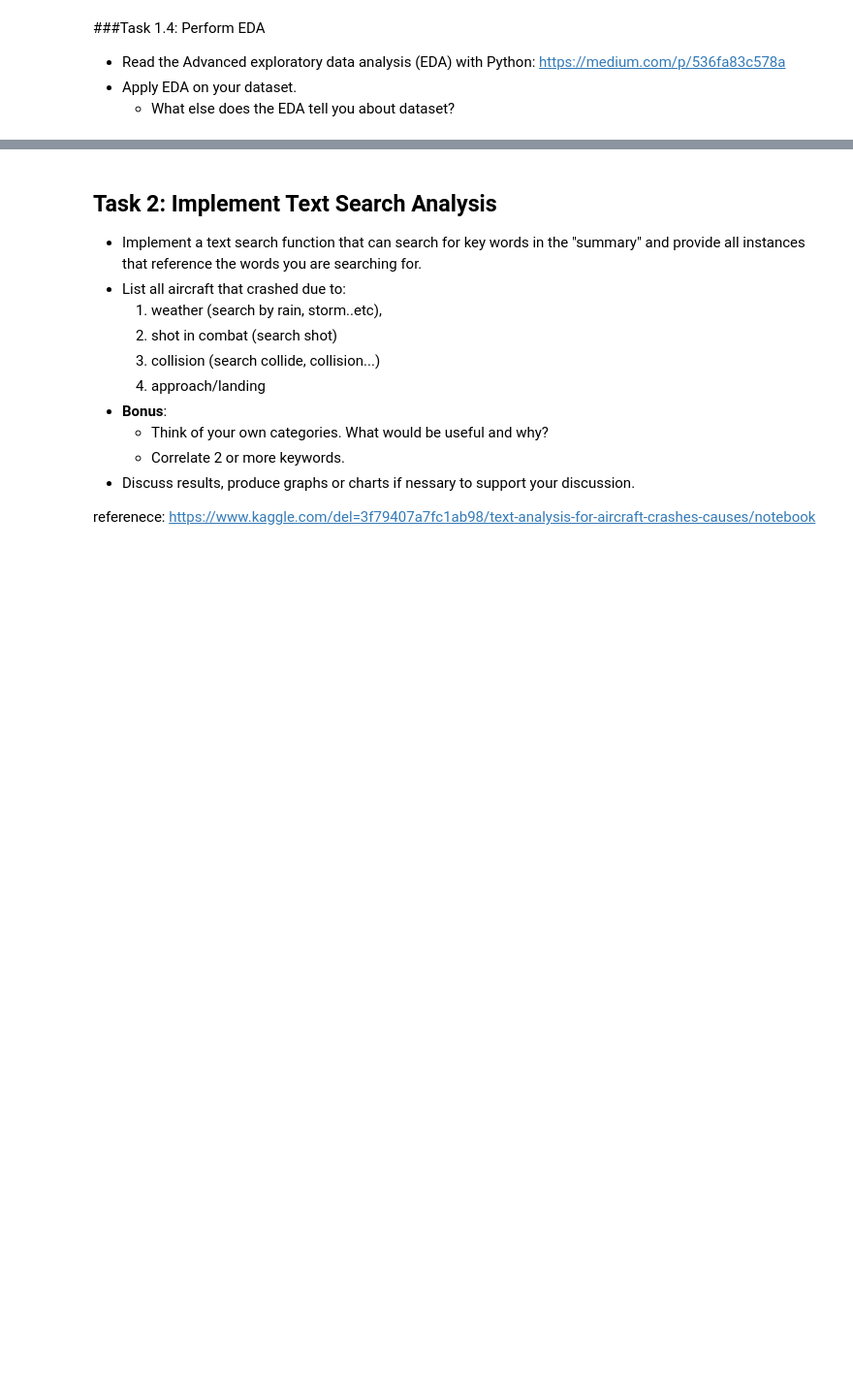
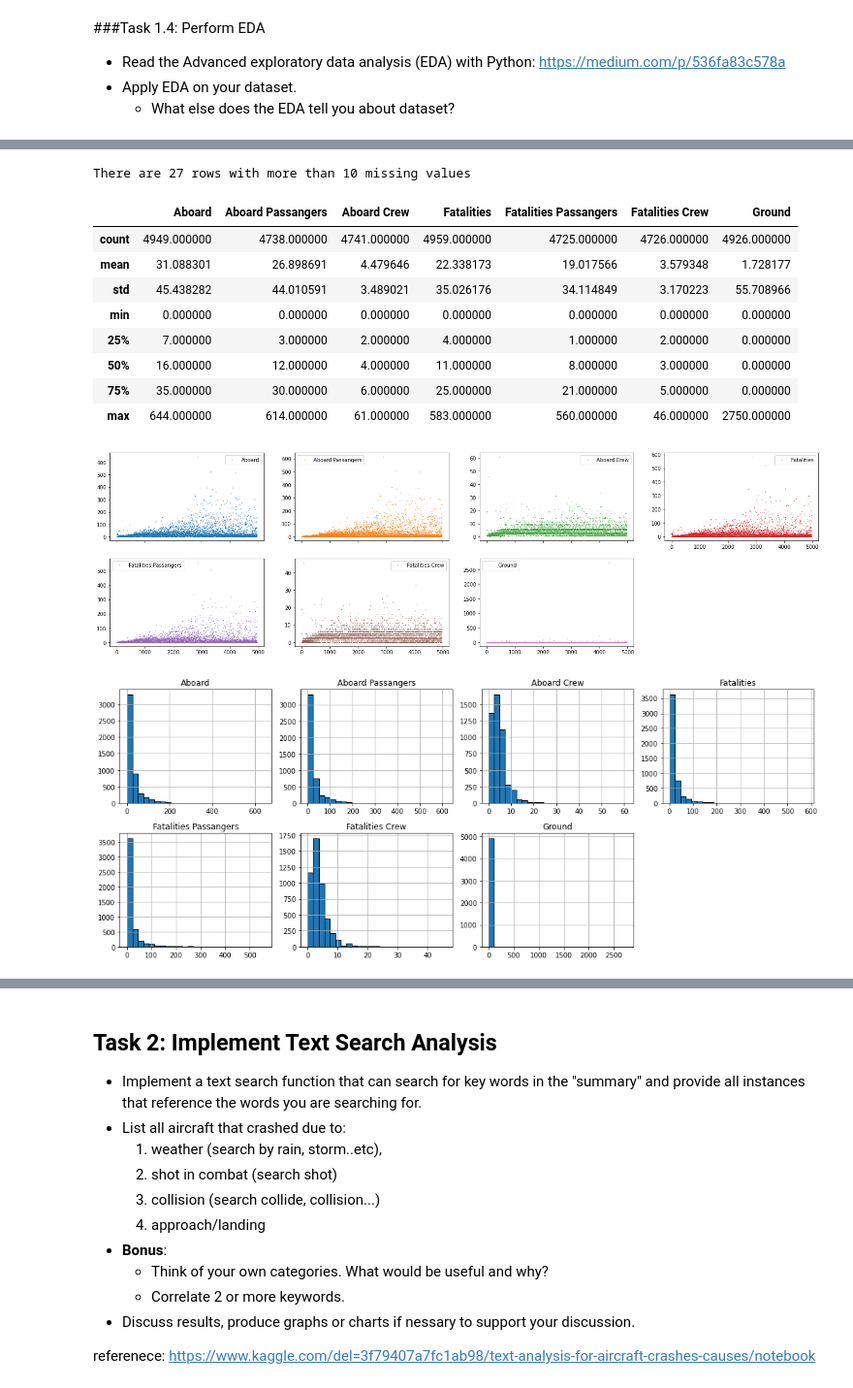
Before and after one commit to women-in-ai-ireland/May-2022-WaiXCollins-Airplane-Crash-Investigation, a Jupyter notebook: WAI_Crash_Investigation_PEDRAM.ipynb, the cells around one changed output, grey strips where cells are left out. Shown at 97% size. Cells and saved outputs as stored; diff of their text form; code cells hidden in the pictures; blank space fills up the shorter version.

```diff
--- a/WAI_Crash_Investigation_PEDRAM.ipynb
+++ b/WAI_Crash_Investigation_PEDRAM.ipynb
@@ -226,0 +244,33 @@ plt.show()
+# %%
+# Find missing values in Rows
+# set a threshold to find defective rows
+row_drop_thresh=round(df.shape[1] * 0.50)
+n_bad_rows=sum(df.isna().sum(axis=1)>row_drop_thresh)
+print(f"There are {n_bad_rows} rows with more than {row_drop_thresh} missing values")
+# below code will also drop defective rows
+# df = df.dropna(thresh=row_drop_thresh, axis=0).reset_index(drop=True)
+# %% [output]
+There are 27 rows with more than 10 missing values
+# %%
+# investigating numeric features
+# plot numerical features to find outliers or potential invalid data
+df.plot(lw=0, marker=".", subplots=True, layout=(2, 4), figsize=(25, 7), markersize=1);
+
+# Plots the histogram for each numerical feature in a separate subplot
+df.hist(bins=25, figsize=(15, 6), layout=(-1, 4), edgecolor="black")
+plt.tight_layout();
+
+df.describe(include="number")
+# the only suspicious value is 2750 in ground column, by looking at data set we identify that it is related to 9/11 :(
+# %% [output]
+|  | Aboard | Aboard Passangers | Aboard Crew | Fatalities | Fatalities Passangers | Fatalities Crew | Ground |
+| count | 4949.000000 | 4738.000000 | 4741.000000 | 4959.000000 | 4725.000000 | 4726.000000 | 4926.000000 |
+| mean | 31.088301 | 26.898691 | 4.479646 | 22.338173 | 19.017566 | 3.579348 | 1.728177 |
+| std | 45.438282 | 44.010591 | 3.489021 | 35.026176 | 34.114849 | 3.170223 | 55.708966 |
+| min | 0.000000 | 0.000000 | 0.000000 | 0.000000 | 0.000000 | 0.000000 | 0.000000 |
+| 25% | 7.000000 | 3.000000 | 2.000000 | 4.000000 | 1.000000 | 2.000000 | 0.000000 |
+| 50% | 16.000000 | 12.000000 | 4.000000 | 11.000000 | 8.000000 | 3.000000 | 0.000000 |
+| 75% | 35.000000 | 30.000000 | 6.000000 | 25.000000 | 21.000000 | 5.000000 | 0.000000 |
+| max | 644.000000 | 614.000000 | 61.000000 | 583.000000 | 560.000000 | 46.000000 | 2750.000000 |
+[figure, added]
+[figure, added]
```
Also changed, not shown: parts of 8 cells of this notebook.
